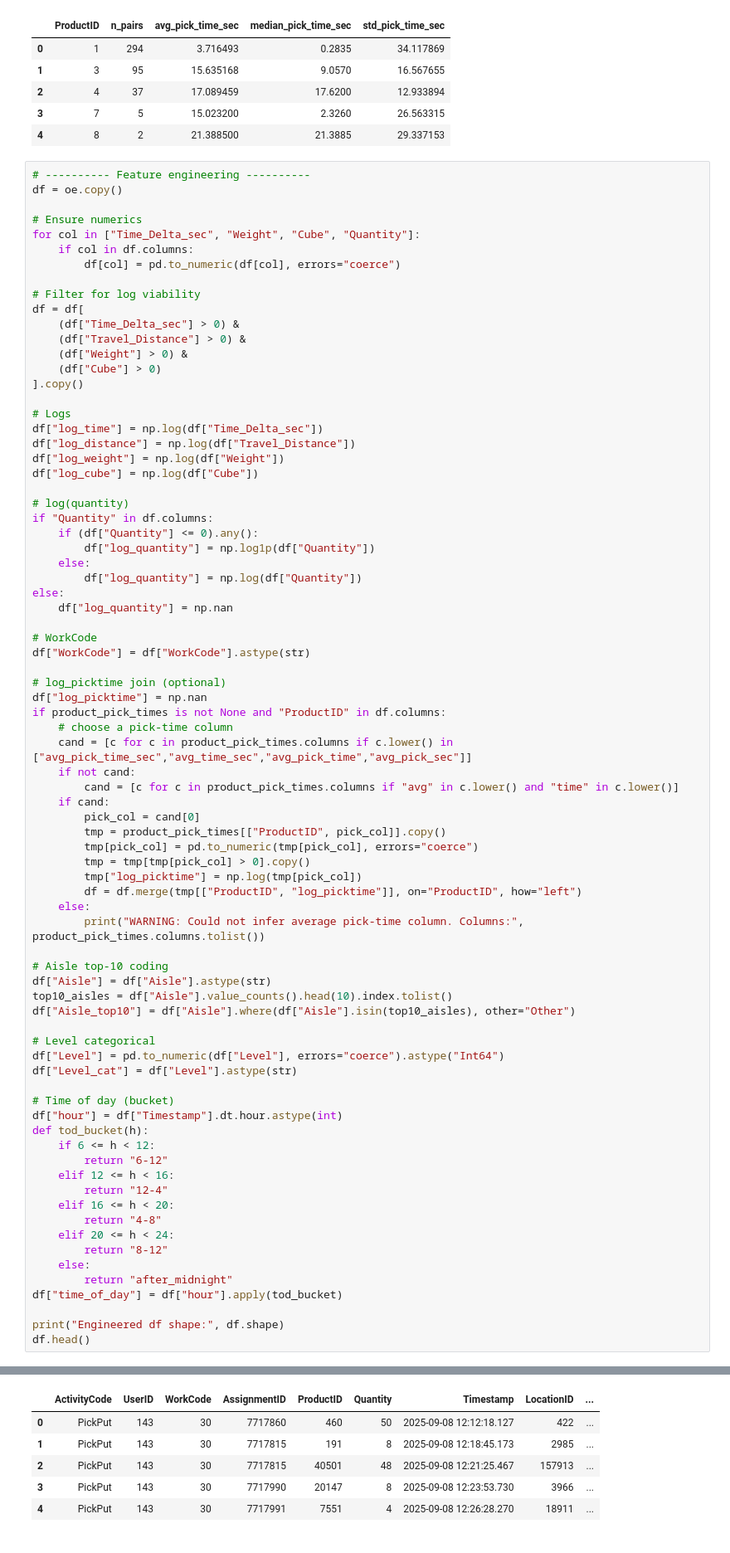
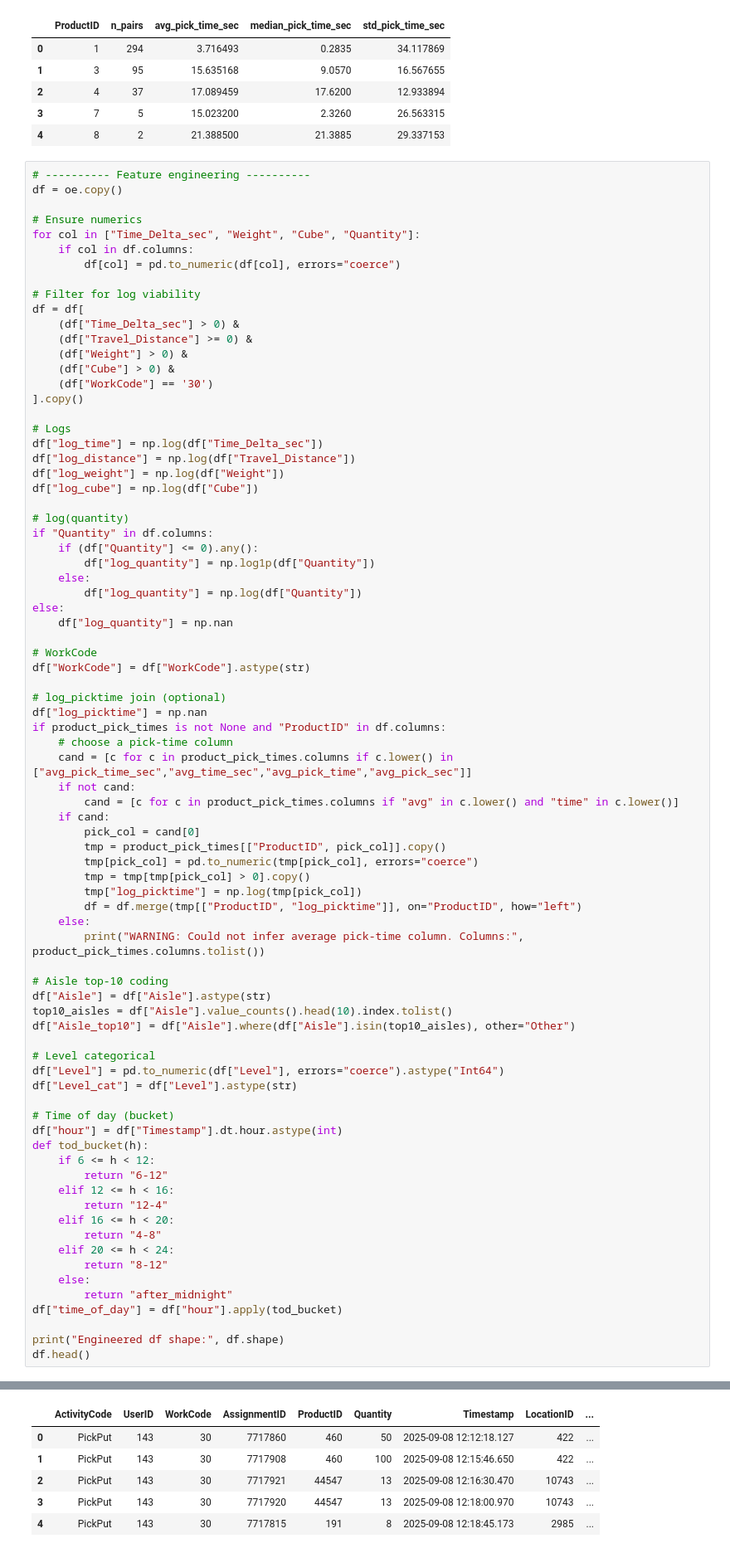
Before and after one commit to JiashenWangg/Lucas_Systems_Capstone_Project, a Jupyter notebook: Model_Jiashen/oe_regression_models.ipynb, the cells around one changed output, grey strips where cells are left out. Shown at 83% size. Drawn from its saved outputs; the diff is of its cells as text.

```diff
--- a/Model_Jiashen/oe_regression_models.ipynb
+++ b/Model_Jiashen/oe_regression_models.ipynb
@@ -84,9 +84,10 @@ for col in ["Time_Delta_sec", "Weight", "Cube", "Quantity"]:
 # Filter for log viability
 df = df[
     (df["Time_Delta_sec"] > 0) &
-    (df["Travel_Distance"] > 0) &
+    (df["Travel_Distance"] >= 0) &
     (df["Weight"] > 0) &
-    (df["Cube"] > 0)
+    (df["Cube"] > 0) &
+    (df["WorkCode"] == '30')
 ].copy()
 
 # Logs
@@ -155,9 +156,9 @@ Engineered df shape: (48558, 41)
 |  | ActivityCode | UserID | WorkCode | AssignmentID | ProductID | Quantity | Timestamp | LocationID | ... |
 | 0 | PickPut | 143 | 30 | 7717860 | 460 | 50 | 2025-09-08 12:12:18.127 | 422 | ... |
-| 1 | PickPut | 143 | 30 | 7717815 | 191 | 8 | 2025-09-08 12:18:45.173 | 2985 | ... |
-| 2 | PickPut | 143 | 30 | 7717815 | 40501 | 48 | 2025-09-08 12:21:25.467 | 157913 | ... |
-| 3 | PickPut | 143 | 30 | 7717990 | 20147 | 8 | 2025-09-08 12:23:53.730 | 3966 | ... |
-| 4 | PickPut | 143 | 30 | 7717991 | 7551 | 4 | 2025-09-08 12:26:28.270 | 18911 | ... |
+| 1 | PickPut | 143 | 30 | 7717908 | 460 | 100 | 2025-09-08 12:15:46.650 | 422 | ... |
+| 2 | PickPut | 143 | 30 | 7717921 | 44547 | 13 | 2025-09-08 12:16:30.470 | 10743 | ... |
+| 3 | PickPut | 143 | 30 | 7717920 | 44547 | 13 | 2025-09-08 12:18:00.970 | 10743 | ... |
+| 4 | PickPut | 143 | 30 | 7717815 | 191 | 8 | 2025-09-08 12:18:45.173 | 2985 | ... |
 # %%
 # ---------- Train/Test split (data-driven 90% cutoff at 3am) ----------
 # We define an "analysis day" that starts at 03:00 and ends at 02:59 next day.
```
Also changed, not shown: parts of 13 cells of this notebook.
